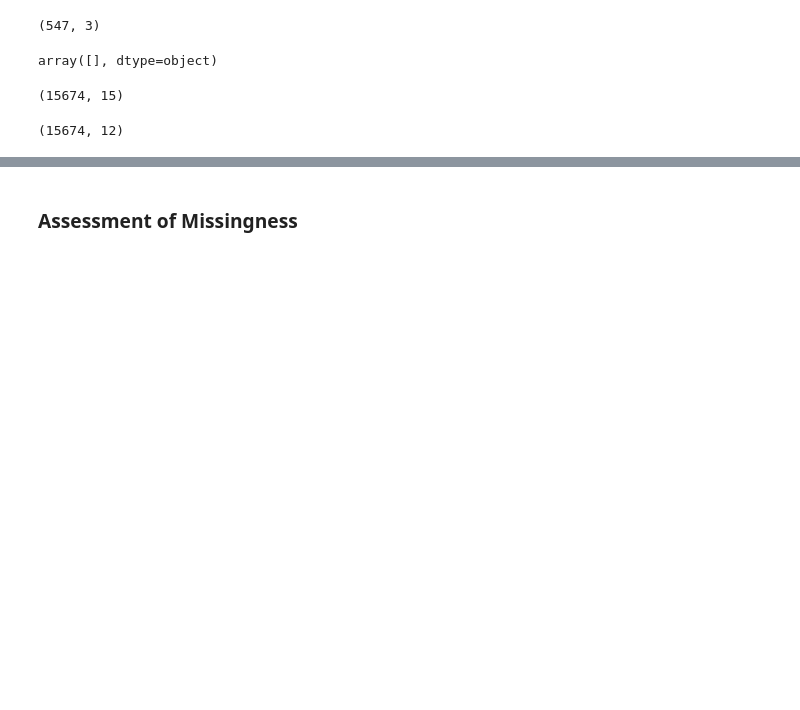
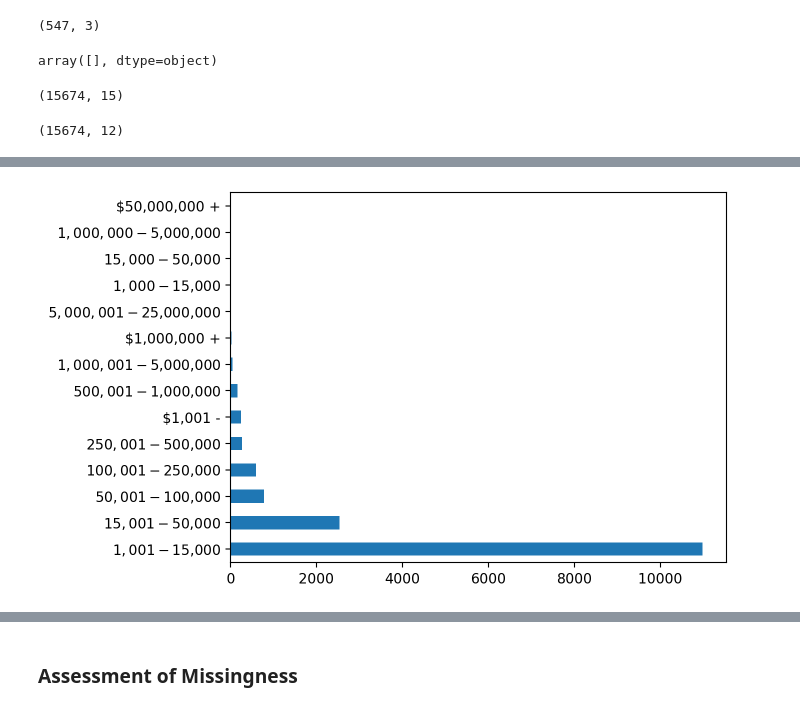
Before and after one commit to noodleslove/House-of-Representative-Analysis, a Jupyter notebook: projects/03-topic/assignment/stocks.ipynb, the cells around one changed output, grey strips where cells are left out. Cells and saved outputs as stored; diff of their text form; code cells hidden in the pictures; blank space fills up the shorter version.

```diff
--- a/projects/03-topic/assignment/stocks.ipynb
+++ b/projects/03-topic/assignment/stocks.ipynb
@@ -284,0 +322,4 @@ transactions.shape
+# %%
+combined['amount'].value_counts().plot(kind='barh');
+# %% [output]
+[figure, added]
```
Also changed, not shown: parts of 34 cells of this notebook.
